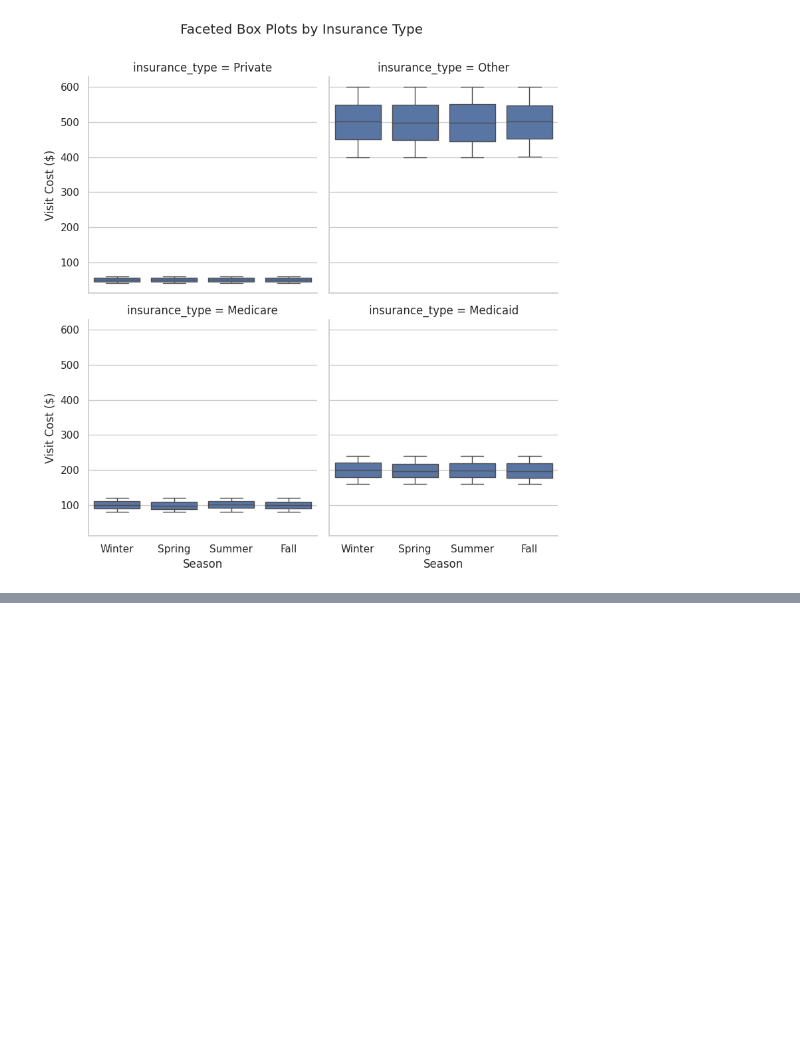
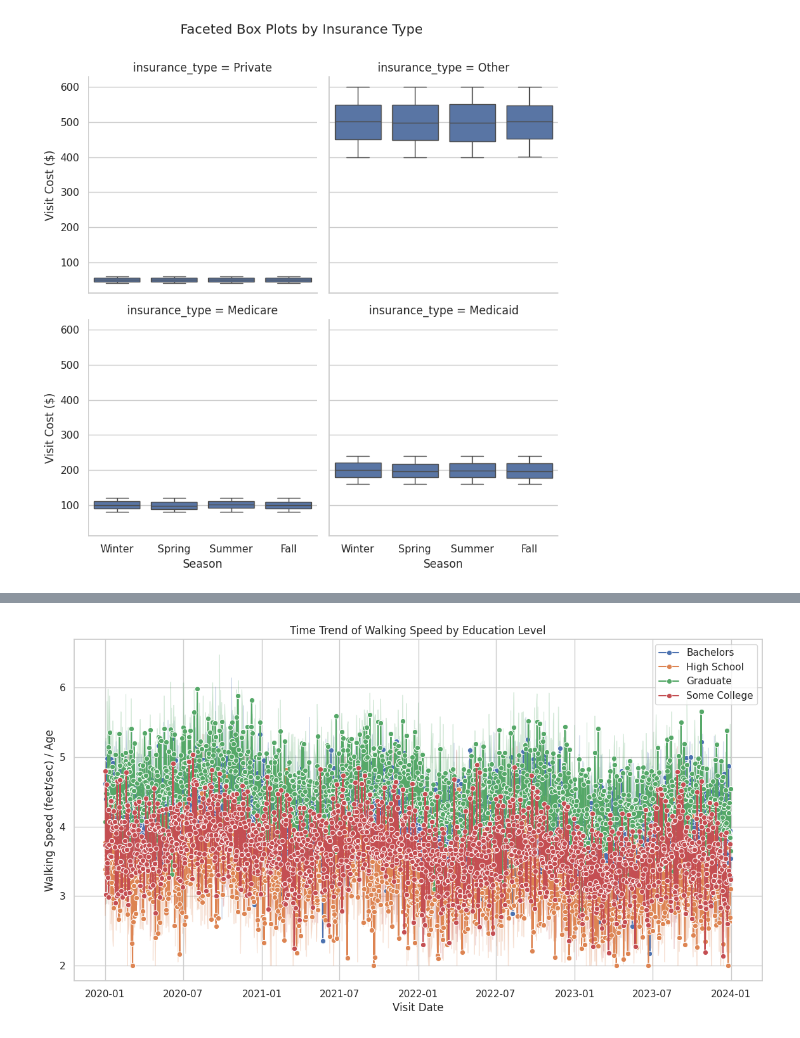
Before and after one commit to UCSF-DataSci/09-second-exam-irisk2050, a Jupyter notebook: visualize.ipynb, the cells around one changed output, grey strips where cells are left out. Drawn from its saved outputs; the diff is of its cells as text; code cells hidden in the pictures; blank space fills up the shorter version.

Commit message:
time trends

```diff
--- a/visualize.ipynb
+++ b/visualize.ipynb
@@ -211,0 +215,12 @@ plt.show()
+# %%
+# Time trend: walking speed vs age and education level over time
+plt.figure(figsize=(14, 7))
+sns.lineplot(data=df, x='visit_date', y='walking_speed', hue='education_level', marker='o', markers=1)
+plt.title("Time Trend of Walking Speed by Education Level")
+plt.xlabel("Visit Date")
+plt.ylabel("Walking Speed (feet/sec) / Age")
+plt.legend()
+plt.savefig("time_trend_walking_speed_education.png", dpi=300)
+plt.show()
+# %% [output]
+[figure, added]
```
Also changed, not shown: parts of 7 cells of this notebook, 3 other files.
